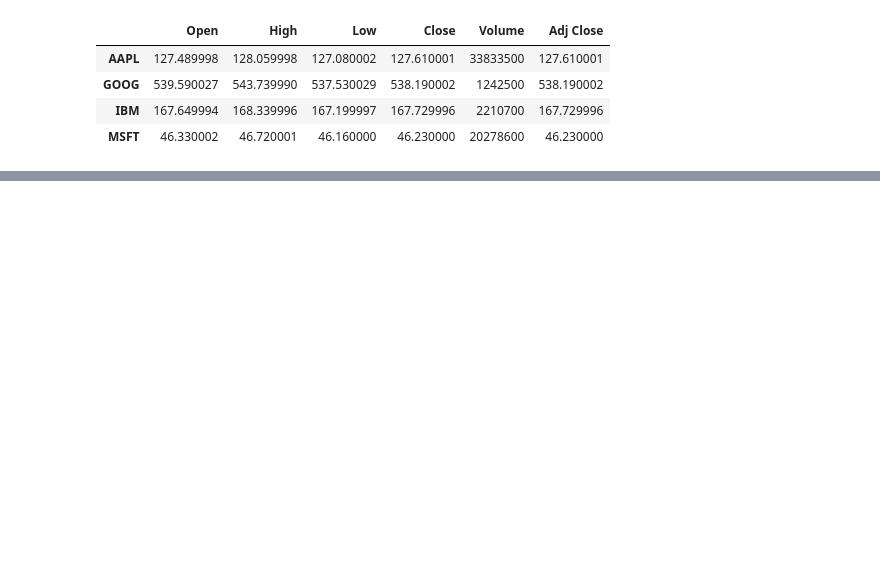
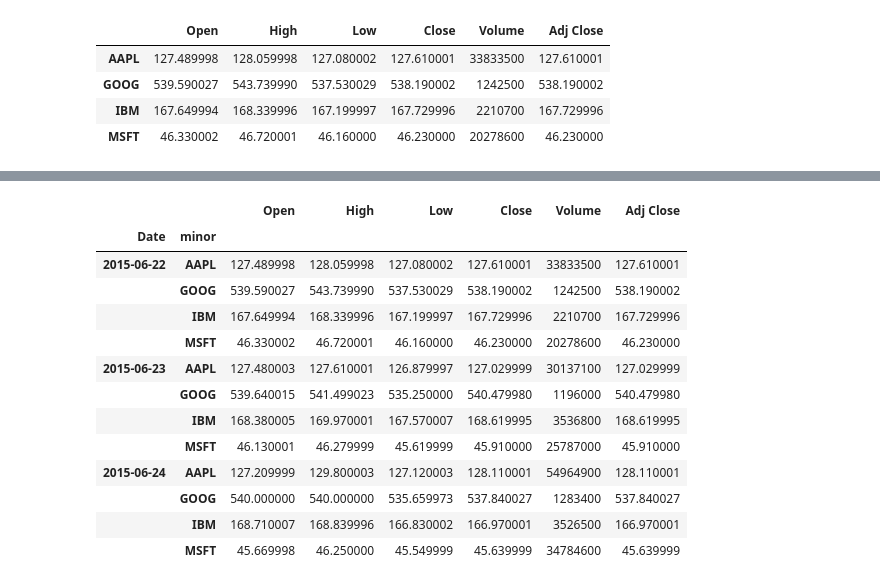
Before and after one commit to mattmcd/PyAnalysis, a Jupyter notebook: scripts/pda/pda_ch05_dataframe_analysis.ipynb, the cells around one changed output, grey strips where cells are left out. Drawn from its saved outputs; the diff is of its cells as text; code cells hidden in the pictures; blank space fills up the shorter version.

```diff
--- a/scripts/pda/pda_ch05_dataframe_analysis.ipynb
+++ b/scripts/pda/pda_ch05_dataframe_analysis.ipynb
@@ -145,0 +161,17 @@ pdata.ix[:,'2015-06-22':,:].swapaxes('items','minor').to_frame()
+# %%
+pdata.ix[:,'2015-06-22':,:].to_frame().reset_index().set_index(['Date','minor'])
+# %% [output]
+|  |  | Open | High | Low | Close | Volume | Adj Close |
+| Date | minor |  |  |  |  |  |  |
+| 2015-06-22 | AAPL | 127.489998 | 128.059998 | 127.080002 | 127.610001 | 33833500 | 127.610001 |
+|  | GOOG | 539.590027 | 543.739990 | 537.530029 | 538.190002 | 1242500 | 538.190002 |
+|  | IBM | 167.649994 | 168.339996 | 167.199997 | 167.729996 | 2210700 | 167.729996 |
+|  | MSFT | 46.330002 | 46.720001 | 46.160000 | 46.230000 | 20278600 | 46.230000 |
+| 2015-06-23 | AAPL | 127.480003 | 127.610001 | 126.879997 | 127.029999 | 30137100 | 127.029999 |
+|  | GOOG | 539.640015 | 541.499023 | 535.250000 | 540.479980 | 1196000 | 540.479980 |
+|  | IBM | 168.380005 | 169.970001 | 167.570007 | 168.619995 | 3536800 | 168.619995 |
+|  | MSFT | 46.130001 | 46.279999 | 45.619999 | 45.910000 | 25787000 | 45.910000 |
+| 2015-06-24 | AAPL | 127.209999 | 129.800003 | 127.120003 | 128.110001 | 54964900 | 128.110001 |
+|  | GOOG | 540.000000 | 540.000000 | 535.659973 | 537.840027 | 1283400 | 537.840027 |
+|  | IBM | 168.710007 | 168.839996 | 166.830002 | 166.970001 | 3526500 | 166.970001 |
+|  | MSFT | 45.669998 | 46.250000 | 45.549999 | 45.639999 | 34784600 | 45.639999 |
```
Also changed, not shown: parts of 11 cells of this notebook, 1 other file.
